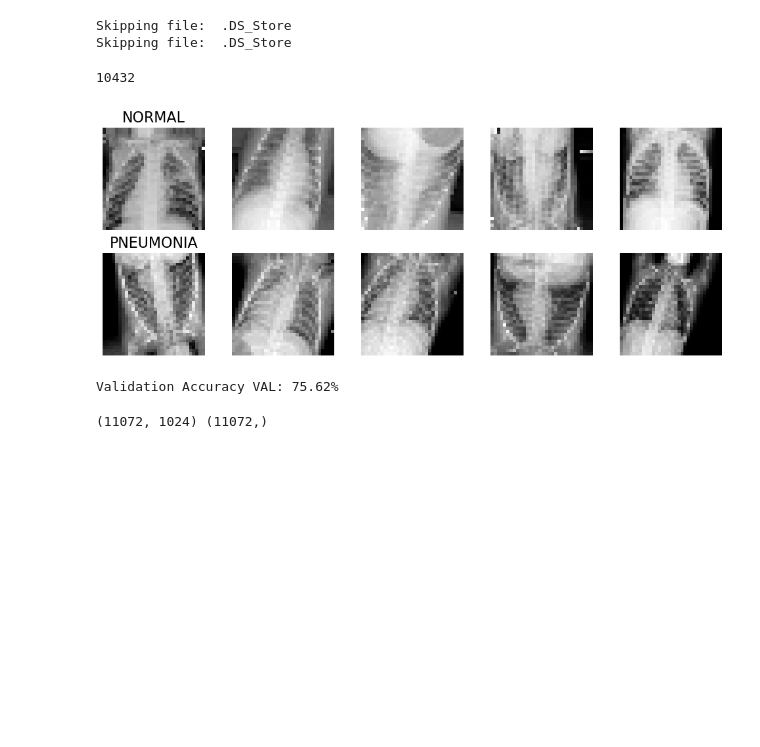
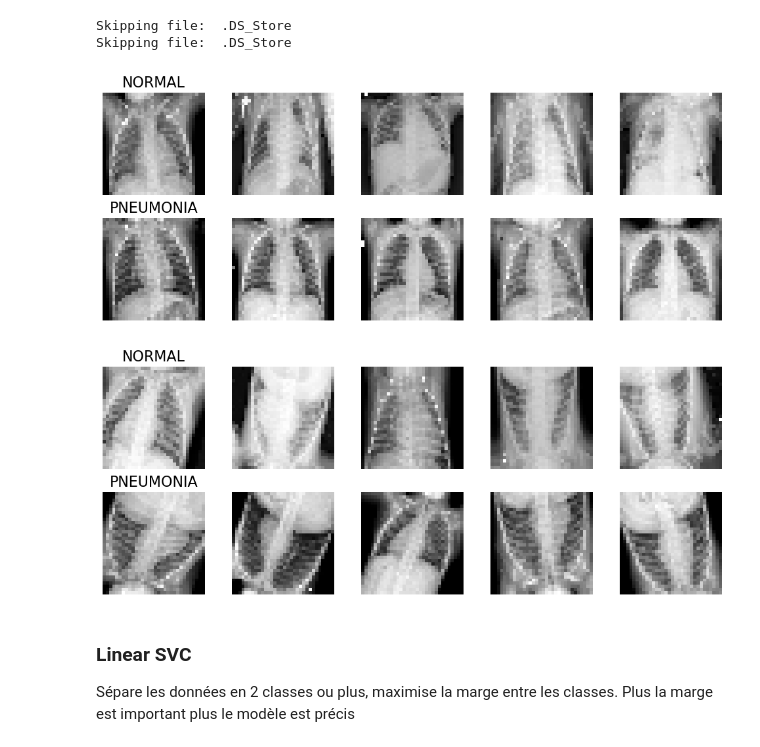
Before and after one commit to MelvinCERBA/RadiographyPneumoniaDetection, a Jupyter notebook: notebooks/sklearn.ipynb, the cells around one changed output. Saved outputs shown, nothing was run; the diff lists cells and outputs as text; code cells hidden in the pictures; blank space fills up the shorter version.

```diff
--- a/notebooks/sklearn.ipynb
+++ b/notebooks/sklearn.ipynb
@@ -41,63 +41,38 @@ dataset_train_aug_path = "../data/chest_Xray/train_augmented"
 # pas besoin du train test split puisque les donées sont déjà filter dans les sous dossiers
 X_train, y_train = load_dataset(dataset_train_path)
 X_train_aug, y_train_aug = load_dataset(dataset_train_aug_path)
-X_train = np.concatenate((X_train, X_train_aug))
-y_train = np.concatenate((y_train, y_train_aug))
+# X_train = np.concatenate((X_train, X_train_aug))
+# y_train = np.concatenate((y_train, y_train_aug))
 X_test, y_test = load_dataset(dataset_test_path)
 # %% [output]
 Skipping file:  .DS_Store
 Skipping file:  .DS_Store
-# %%
-# Augmentation des données
-from numpy import resize
-from skimage.transform import rotate
-from skimage.util import random_noise
-from skimage.filters import gaussian
-
-# Data augmentation functions
-def rotate_img(img):
-    img = np.reshape(img, (32, 32))
-    angle = np.random.randint(-15, 15)
-    rotated_img = rotate(img, angle, mode='reflect', preserve_range=True, resize=True)
-    rotated_img_square = np.reshape(rotated_img, (np.prod(rotated_img.shape),))
-    rotated_img_1d = resize(rotated_img_square, (1024,))
-    return rotated_img_1d
-
-def add_noise_img(img):
-    return random_noise(img, mode='gaussian', var=0.1)
-
-def blur_img(img):
-    sigma = np.random.randint(1, 5)
-    return gaussian(img, sigma=sigma, preserve_range=True)
-
-
-print(len(X_train))
-# %% [output]
-10432
 # %%
 def visualize_data(data, labels, label_names, num_images_per_class=10):
     num_classes = len(set(labels))
     fig, axes = plt.subplots(num_classes, num_images_per_class, figsize=(num_images_per_class * 2, num_classes * 2))
 
     for label_id in range(num_classes):
         label_indices = np.where(labels == label_id)[0]
         sample_indices = np.random.choice(label_indices, size=num_images_per_class, replace=False)
 
         for i, img_index in enumerate(sample_indices):
             img = data[img_index].reshape(32, 32)
             axes[label_id, i].imshow(img, cmap='gray')
             axes[label_id, i].axis('off')
 
             if i == 0:
                 axes[label_id, i].set_title(label_names[label_id], fontsize=16)
 
     plt.tight_layout()
     plt.show()
 
 label_names = ["NORMAL", "PNEUMONIA"]
+visualize_data(X_train, y_train, label_names, num_images_per_class=5)
 visualize_data(X_train_aug, y_train_aug, label_names, num_images_per_class=5)
 # %% [output]
-[figure, old version]
+[figure, new version]
+[figure, added]
 # %%
 from sklearn.preprocessing import StandardScaler
 from sklearn.svm import LinearSVC
@@ -105,5 +80,8 @@ from sklearn.svm import LinearSVC
 scaler = StandardScaler()
 X_train = scaler.fit_transform(X_train)
 X_test = scaler.transform(X_test)
+# %% [markdown]
+### Linear SVC
+Sépare les données en 2 classes ou plus, maximise la marge entre les classes. Plus la marge est important plus le modèle est précis
 # %%
 
@@ -113,20 +91 @@ def createLinearSVC(max_iter):
     return svc
-# %%
-from sklearn.model_selection import cross_val_score
-from sklearn.metrics import accuracy_score
-
-svc = createLinearSVC(max_iter=4000)
-
-#val
-y_pred = svc.predict(X_test)
-accuracy = accuracy_score(y_test, y_pred)
-print(f"Validation Accuracy VAL: {accuracy * 100:.2f}%")
-# %% [output]
-Validation Accuracy VAL: 75.62%
-# %%
-X = np.concatenate((X_train, X_test), axis=0)
-y = np.concatenate((y_train, y_test), axis=0)
-
-print(X.shape, y.shape)
-# %% [output]
-(11072, 1024) (11072,)
```
Also changed, not shown: parts of 24 cells of this notebook.
